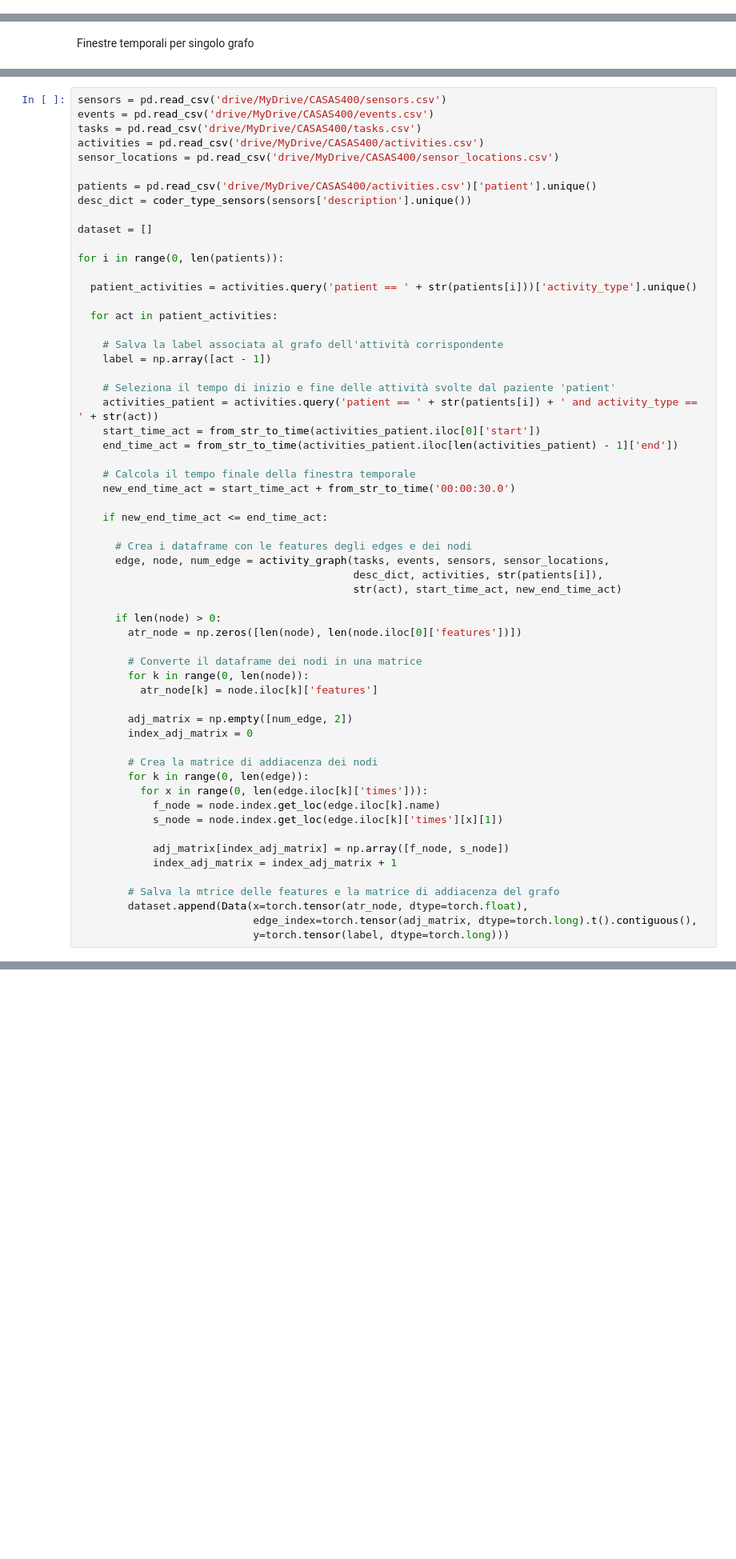
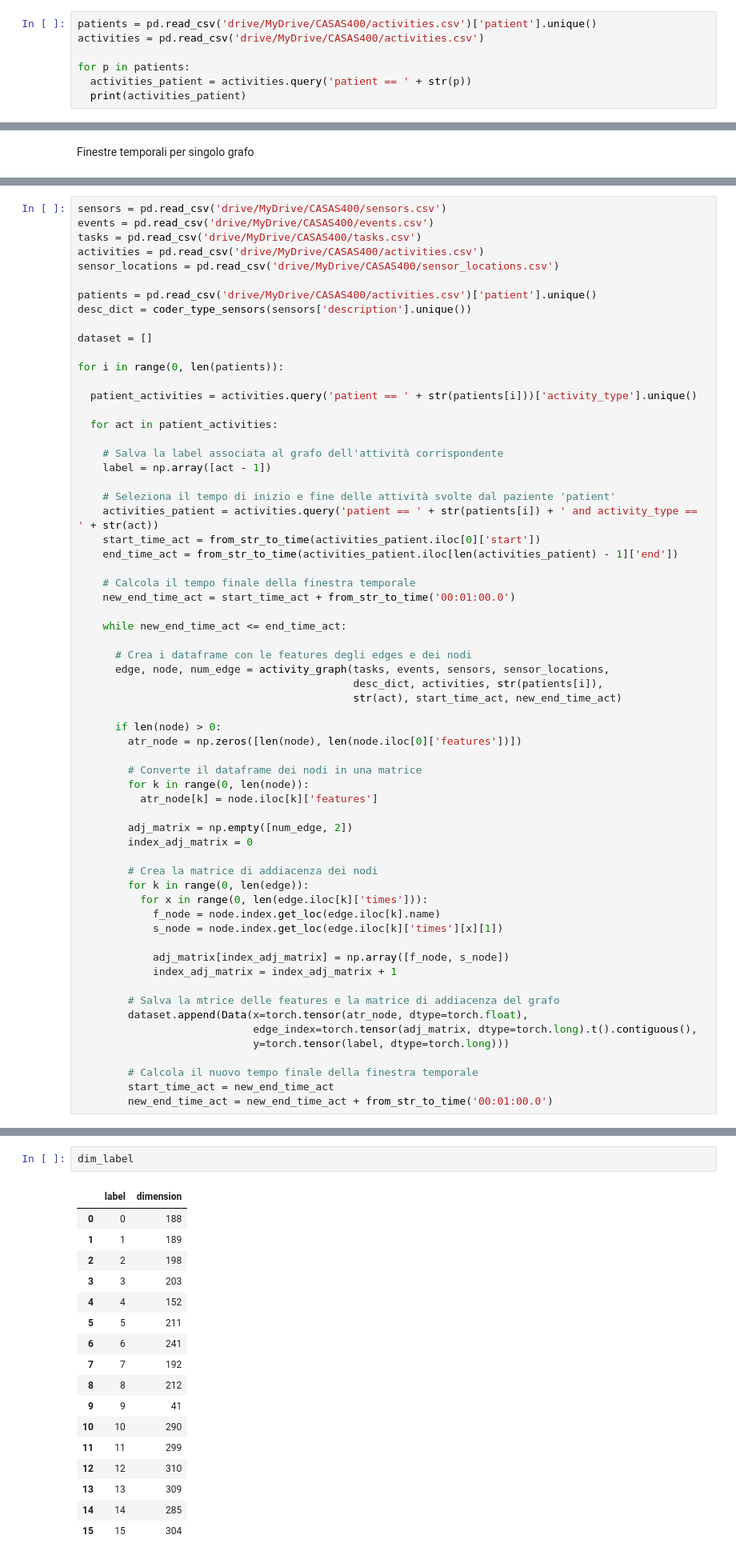
Before and after one commit to martinasalis/ActivityRecognitionGNN, a Jupyter notebook: main.ipynb, the cells around one changed output, grey strips where cells are left out. Shown at 80% size. Drawn from its saved outputs; the diff is of its cells as text; blank space fills up the shorter version.

```diff
--- a/main.ipynb
+++ b/main.ipynb
@@ -77,3 +77,10 @@ diagnosis_predictions.csv     sensors.csv
 diagnosis_types.csv           tasks.csv
 events.csv                    task_types.csv
 overt_error_action_types.csv  trajectory_anomalies.csv
+# %%
+patients = pd.read_csv('drive/MyDrive/CASAS400/activities.csv')['patient'].unique()
+activities = pd.read_csv('drive/MyDrive/CASAS400/activities.csv')
+
+for p in patients:
+  activities_patient = activities.query('patient == ' + str(p))
+  print(activities_patient)
@@ -1025,9 +1050,9 @@ for i in range(0, len(patients)):
     end_time_act = from_str_to_time(activities_patient.iloc[len(activities_patient) - 1]['end'])
 
     # Calcola il tempo finale della finestra temporale
-    new_end_time_act = start_time_act + from_str_to_time('00:00:30.0')
+    new_end_time_act = start_time_act + from_str_to_time('00:01:00.0')
 
-    if new_end_time_act <= end_time_act:
+    while new_end_time_act <= end_time_act:
 
       # Crea i dataframe con le features degli edges e dei nodi
       edge, node, num_edge = activity_graph(tasks, events, sensors, sensor_locations,
@@ -1057,3 +1082,7 @@ for i in range(0, len(patients)):
         dataset.append(Data(x=torch.tensor(atr_node, dtype=torch.float),
                             edge_index=torch.tensor(adj_matrix, dtype=torch.long).t().contiguous(),
                             y=torch.tensor(label, dtype=torch.long)))
+
+        # Calcola il nuovo tempo finale della finestra temporale
+        start_time_act = new_end_time_act
+        new_end_time_act = new_end_time_act + from_str_to_time('00:01:00.0')
@@ -1074,6 +1101,26 @@ for a in activities:
       count = count + 1
 
   dim_label = dim_label.append({'label': a - 1, 'dimension': count}, ignore_index = True)
+# %%
+dim_label
+# %% [output]
+|  | label | dimension |
+| 0 | 0 | 188 |
+| 1 | 1 | 189 |
+| 2 | 2 | 198 |
+| 3 | 3 | 203 |
+| 4 | 4 | 152 |
+| 5 | 5 | 211 |
+| 6 | 6 | 241 |
+| 7 | 7 | 192 |
+| 8 | 8 | 212 |
+| 9 | 9 | 41 |
+| 10 | 10 | 290 |
+| 11 | 11 | 299 |
+| 12 | 12 | 310 |
+| 13 | 13 | 309 |
+| 14 | 14 | 285 |
+| 15 | 15 | 304 |
 # %% [markdown]
 # Split train e test
 # %% [markdown]
```
Also changed, not shown: parts of 6 cells of this notebook.
